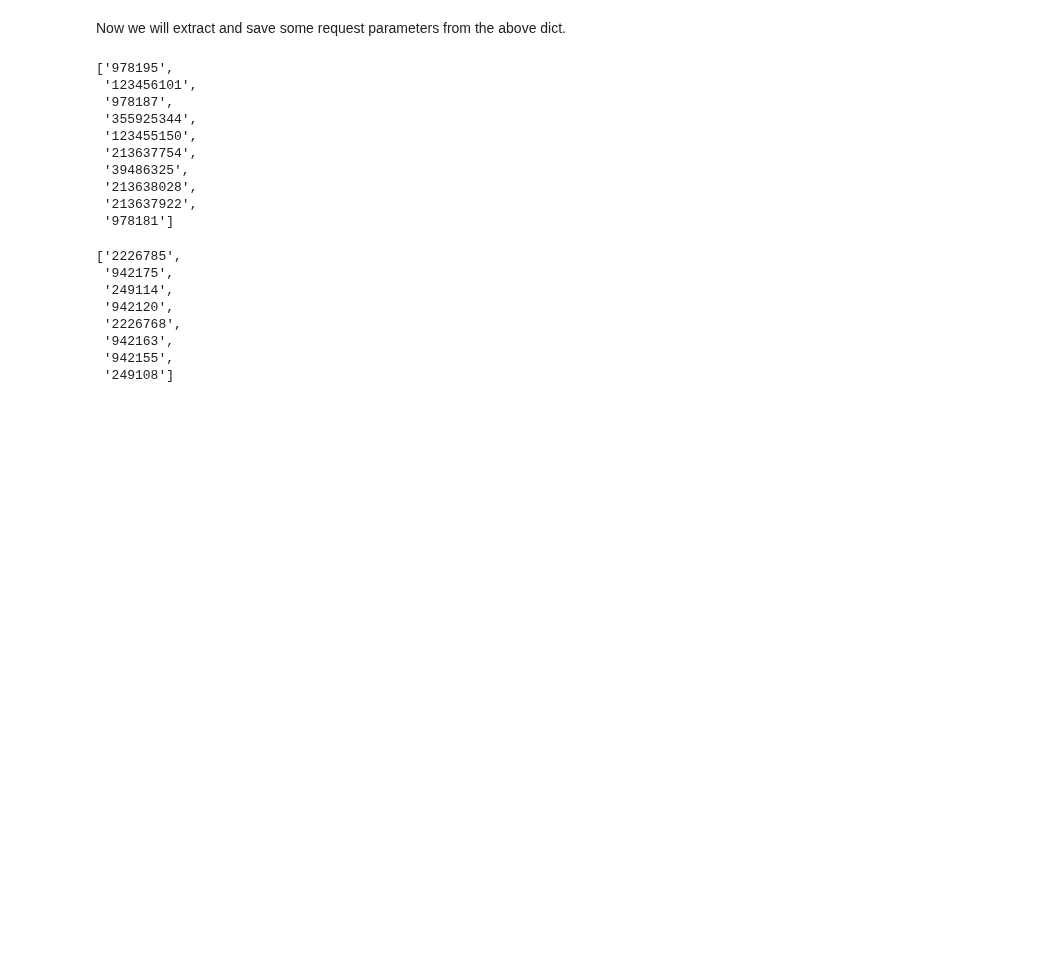
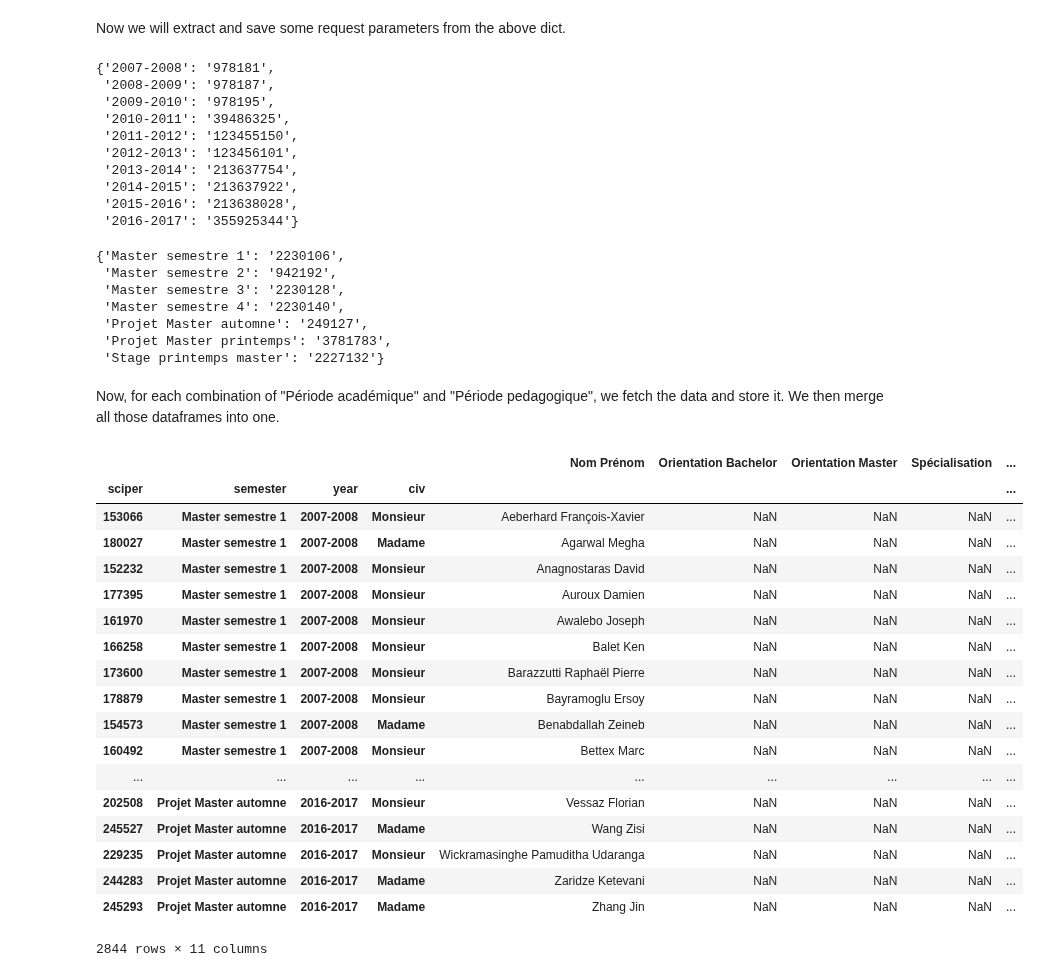
Before and after one commit to fdevillard/ada-homeworks, a Jupyter notebook: 02 - Data from the Web/hw3.ipynb, the cells around one changed output. Drawn from its saved outputs; the diff is of its cells as text; code cells hidden in the pictures; blank space fills up the shorter version.

```diff
--- a/02 - Data from the Web/hw3.ipynb
+++ b/02 - Data from the Web/hw3.ipynb
@@ -44,29 +48,29 @@ isa_form
 # %% [markdown]
 Now we will extract and save some request parameters from the above dict.
 # %%
-periode_acad_list = [v for k,v in isa_form["ww_x_PERIODE_ACAD"].items() if k]
+periode_acad_list = {k: v for k,v in isa_form["ww_x_PERIODE_ACAD"].items() if k}
 periode_acad_list
 # %% [output]
-['978195',
- '123456101',
- '978187',
- '355925344',
- '123455150',
- '213637754',
- '39486325',
- '213638028',
- '213637922',
- '978181']
+{'2007-2008': '978181',
+ '2008-2009': '978187',
+ '2009-2010': '978195',
+ '2010-2011': '39486325',
+ '2011-2012': '123455150',
+ '2012-2013': '123456101',
+ '2013-2014': '213637754',
+ '2014-2015': '213637922',
+ '2015-2016': '213638028',
+ '2016-2017': '355925344'}
 # %%
 unite_acad = isa_form["ww_x_UNITE_ACAD"]["Informatique"]
-periode_pedago_list = [v for k,v in isa_form["ww_x_PERIODE_PEDAGO"].items() if k.startswith("Bachelor")]
-periode_pedago_list
+periode_pedago_list_bachelor = {k: v for k,v in isa_form["ww_x_PERIODE_PEDAGO"].items() if k.startswith("Bachelor")}
+periode_pedago_list_master = {k: v for k,v in isa_form["ww_x_PERIODE_PEDAGO"].items() if "Master" in k or "master" in k}
+periode_pedago_list_master
 # %% [output]
-['2226785',
- '942175',
- '249114',
- '942120',
- '2226768',
- '942163',
- '942155',
- '249108']
+{'Master semestre 1': '2230106',
+ 'Master semestre 2': '942192',
+ 'Master semestre 3': '2230128',
+ 'Master semestre 4': '2230140',
+ 'Projet Master automne': '249127',
+ 'Projet Master printemps': '3781783',
+ 'Stage printemps master': '2227132'}
@@ -72,0 +79,2 @@ periode_pedago_list
+# %% [markdown]
+Now, for each combination of "Période académique" and "Période pedagogique", we fetch the data and store it. We then merge all those dataframes into one.
@@ -72,0 +119,29 @@ periode_pedago_list
+# %%
+data
+#data.index = data.index.sortlevel(0)
+#total_semesters_per_sciper = data.sort_index(0)[["count"]].unstack(1)#.groupby(level="sciper").agg(np.sum).dropna()#.stack()\
+#.groupby(level="sciper").agg(np.sum)
+#total_semesters_per_sciper
+
+
+#unstacked  = data.sort_index(0)[["count"]].unstack(1).reset_index().set_index(["sciper", "civ"])
+# %% [output]
+|  |  |  |  | Nom Prénom | Orientation Bachelor | Orientation Master | Spécialisation | ... |
+| sciper | semester | year | civ |  |  |  |  | ... |
+| 153066 | Master semestre 1 | 2007-2008 | Monsieur | Aeberhard François-Xavier | NaN | NaN | NaN | ... |
+| 180027 | Master semestre 1 | 2007-2008 | Madame | Agarwal Megha | NaN | NaN | NaN | ... |
+| 152232 | Master semestre 1 | 2007-2008 | Monsieur | Anagnostaras David | NaN | NaN | NaN | ... |
+| 177395 | Master semestre 1 | 2007-2008 | Monsieur | Auroux Damien | NaN | NaN | NaN | ... |
+| 161970 | Master semestre 1 | 2007-2008 | Monsieur | Awalebo Joseph | NaN | NaN | NaN | ... |
+| 166258 | Master semestre 1 | 2007-2008 | Monsieur | Balet Ken | NaN | NaN | NaN | ... |
+| 173600 | Master semestre 1 | 2007-2008 | Monsieur | Barazzutti Raphaël Pierre | NaN | NaN | NaN | ... |
+| 178879 | Master semestre 1 | 2007-2008 | Monsieur | Bayramoglu Ersoy | NaN | NaN | NaN | ... |
+| 154573 | Master semestre 1 | 2007-2008 | Madame | Benabdallah Zeineb | NaN | NaN | NaN | ... |
+| 160492 | Master semestre 1 | 2007-2008 | Monsieur | Bettex Marc | NaN | NaN | NaN | ... |
+| ... | ... | ... | ... | ... | ... | ... | ... | ... |
+| 202508 | Projet Master automne | 2016-2017 | Monsieur | Vessaz Florian | NaN | NaN | NaN | ... |
+| 245527 | Projet Master automne | 2016-2017 | Madame | Wang Zisi | NaN | NaN | NaN | ... |
+| 229235 | Projet Master automne | 2016-2017 | Monsieur | Wickramasinghe Pamuditha Udaranga | NaN | NaN | NaN | ... |
+| 244283 | Projet Master automne | 2016-2017 | Madame | Zaridze Ketevani | NaN | NaN | NaN | ... |
+| 245293 | Projet Master automne | 2016-2017 | Madame | Zhang Jin | NaN | NaN | NaN | ... |
+2844 rows × 11 columns
```
Also changed, not shown: parts of 4 cells of this notebook.
